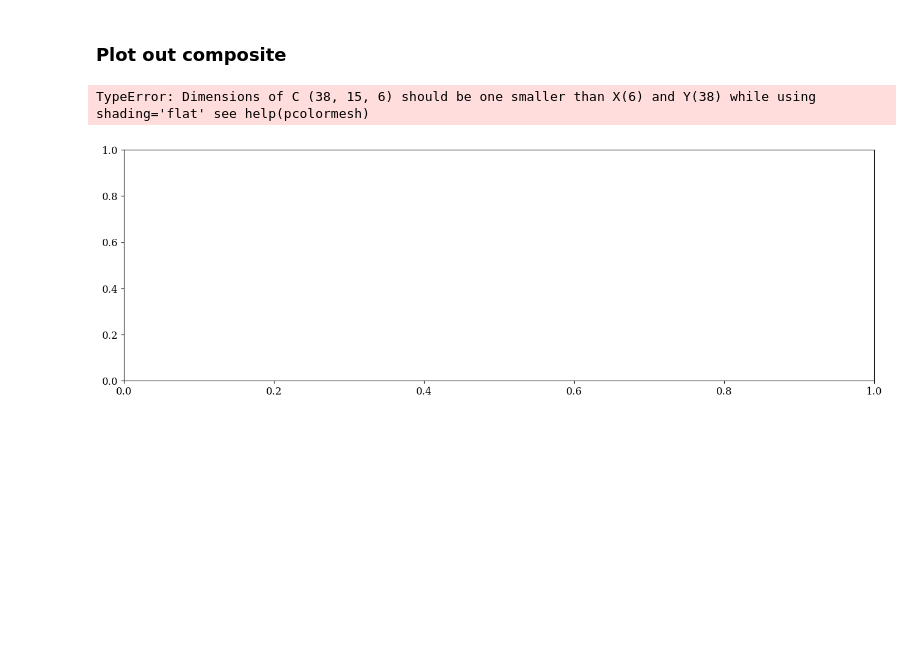
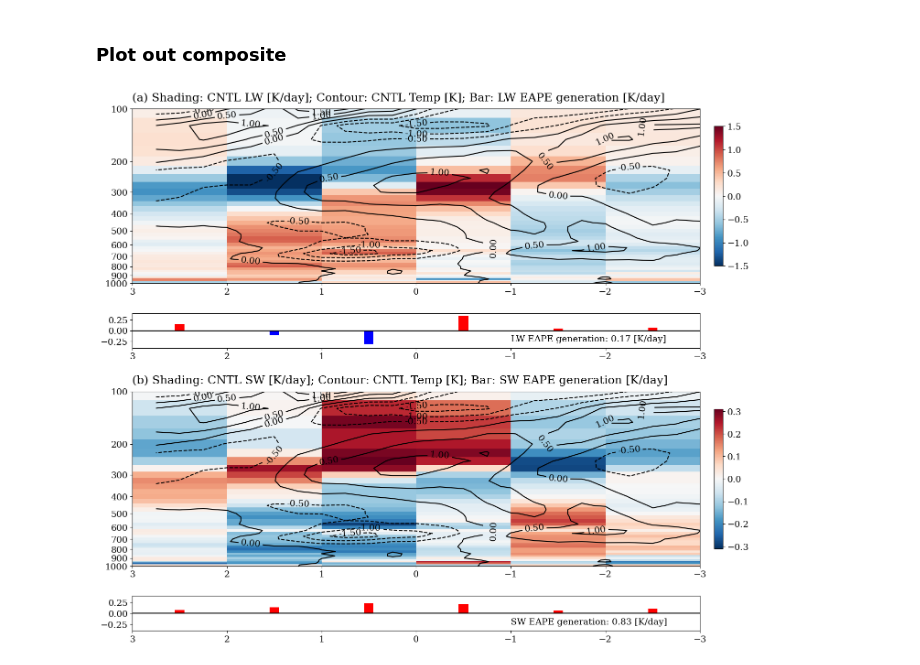
Before and after one commit to JosephKan828/Bachelor_Thesis, a Jupyter notebook: Major/CCKWs_Climatology/CCKWs_lw_comp.ipynb, the cells around one changed output. Drawn from its saved outputs; the diff is of its cells as text; code cells hidden in the pictures; blank space fills up the shorter version.

```diff
--- a/Major/CCKWs_Climatology/CCKWs_lw_comp.ipynb
+++ b/Major/CCKWs_Climatology/CCKWs_lw_comp.ipynb
@@ -146,7 +146,7 @@ growth_rate_daiy = {
     key: np.array([
         growth_rate[key][:, i*4:(i+1)*4].mean(axis=1)
         for i in range(6)
-    ]).mean(axis=0).T
+    ]).mean(axis=1).T
     for key in ["lw", "sw"]
 }
 
@@ -162,5 +162,5 @@ growth_rate_vint = {
     for key in ["lw", "sw"]
 }
 
-print(growth_rate_vint["sw"].sum())
+print(growth_rate_vint["lw"].sum())
 # %% [output]
@@ -172,43 +172,99 @@ print(growth_rate_vint["sw"].sum())
 # Set global font settings
 plt.rcParams["font.family"] = "serif"
 plt.rcParams["mathtext.fontset"] = "cm"
-plt.rcParams["xtick.labelsize"] = 12
-plt.rcParams["ytick.labelsize"] = 12
+plt.rcParams["xtick.labelsize"] = 14
+plt.rcParams["ytick.labelsize"] = 14
 
 # Figure setting
 fig = plt.figure(figsize=(16, 15))
 gs = gridspec.GridSpec(4, 1, height_ratios=[1, 0.2, 1, 0.2], hspace=0.35)
 
 # Upper penel (pcolormesh & contour)
 ax0 = fig.add_subplot(gs[0])
 lw_cf = ax0.pcolormesh(
     np.linspace(-2.5, 2.5, 6), dims["lev"],
-    data_daily["lw"], cmap="RdBu_r", norm=TwoSlopeNorm(vcenter=0),
+    data_daily["lw"], cmap="RdBu_r", norm=TwoSlopeNorm(vcenter=0, vmin=-1.5, vmax=1.5),
 )
 t_cf = ax0.contour(
     np.linspace(-3, 2.75, 24), dims["lev"],
-    data_comp["t"], colors="k", levels=np.arange(-2.5, 2.6, 0.5),
+    data_comp["t"].T, colors="k", levels=np.arange(-2.5, 2.6, 0.5),
 )
 ax0.set_yscale("log")
+ax0.set_xticks(np.linspace(-3, 3, 7))
 ax0.set_yticks(np.linspace(100, 1000, 10), np.linspace(100, 1000, 10, dtype=int))
-ax0.set_ylabel("Pressure (hPa)")
-ax0.set_xticks(np.linspace(-2.5, 2.5, 6))
+ax0.set_ylim(1000, 100)
 ax0.set_xlim(3, -3)
+ax0.text(3, 90, "(a) Shading: CNTL LW [K/day]; Contour: CNTL Temp [K]; Bar: LW EAPE generation [K/day]", fontsize=18)
+ax0.clabel(t_cf, fmt="%1.2f", inline=True, fontsize=14)
+
+# Add colorbar for ax0
+cax0 = inset_axes(ax0, width="1.5%", height="80%", loc="center right",
+                bbox_to_anchor=(0.04, 0, 1, 1),
+                bbox_transform=ax0.transAxes, borderpad=0)
+fig.colorbar(lw_cf, cax=cax0)
+
 
 # Lower panel (LW bar plot)
 ax1 = fig.add_subplot(gs[1], sharex=ax0)
 lw_positive_cond = np.where(growth_rate_vint["lw"] > 0)[0]
 lw_negative_cond = np.where(growth_rate_vint["lw"] < 0)[0]
 
-ax1.bar(np.linspace(-2.5, 2.5, 6), growth_rate_vint["lw"], width=0.1)
+ax1.bar(np.linspace(-2.5, 2.5, 6)[lw_positive_cond], growth_rate_vint["lw"][lw_positive_cond], width=0.1, color="red")
+ax1.bar(np.linspace(-2.5, 2.5, 6)[lw_negative_cond], growth_rate_vint["lw"][lw_negative_cond], width=0.1, color="blue")
 ax1.axhline(0, color="k")
-ax1.set_yticks(np.linspace(-1.5, 1.5, 3))
+ax1.set_yticks(np.linspace(-0.25, 0.25, 3))
 ax1.set_xlim(3, -3)
+ax1.set_ylim(-0.4, 0.4)
+ax1.text(-1, -0.25, f"LW EAPE generation: {np.round(growth_rate_vint['lw'].sum(), 2)} [K/day]", fontsize=14)
 
 # Align ax1 with ax0
 pos0 = ax0.get_position()
 pos1 = ax1.get_position()
 ax1.set_position([pos1.x0, pos1.y0+0.01, pos0.width, pos1.height])
+
+# Upper penel (pcolormesh & contour)
+ax2 = fig.add_subplot(gs[2], sharex=ax0)
+sw_cf = ax2.pcolormesh(
+    np.linspace(-2.5, 2.5, 6), dims["lev"],
+    data_daily["sw"], cmap="RdBu_r", norm=TwoSlopeNorm(vcenter=0, vmin=-0.31, vmax=0.31),
+)
+t_cf = ax2.contour(
+    np.linspace(-3, 2.75, 24), dims["lev"],
+    data_comp["t"].T, colors="k", levels=np.arange(-2.5, 2.6, 0.5),
+)
+ax2.set_yscale("log")
+ax2.set_xticks(np.linspace(-3, 3, 7))
+ax2.set_yticks(np.linspace(100, 1000, 10), np.linspace(100, 1000, 10, dtype=int))
+ax2.set_ylim(1000, 100)
+ax2.set_xlim(3, -3)
+ax2.text(3, 90, "(b) Shading: CNTL SW [K/day]; Contour: CNTL Temp [K]; Bar: SW EAPE generation [K/day]", fontsize=18)
+ax2.clabel(t_cf, fmt="%1.2f", inline=True, fontsize=14)
+
+# Lower panel (LW bar plot)
+ax3 = fig.add_subplot(gs[3], sharex=ax0)
+sw_positive_cond = np.where(growth_rate_vint["sw"] > 0)[0]
+sw_negative_cond = np.where(growth_rate_vint["sw"] < 0)[0]
+
+ax3.bar(np.linspace(-2.5, 2.5, 6)[sw_positive_cond], growth_rate_vint["sw"][sw_positive_cond], width=0.1, color="red")
+ax3.bar(np.linspace(-2.5, 2.5, 6)[sw_negative_cond], growth_rate_vint["sw"][sw_negative_cond], width=0.1, color="blue")
+ax3.axhline(0, color="k")
+ax3.set_yticks(np.linspace(-0.25, 0.25, 3))
+ax3.set_xlim(3, -3)
+ax3.set_ylim(-0.4, 0.4)
+ax3.text(-1, -0.25, f"SW EAPE generation: {np.round(growth_rate_vint['sw'].sum(), 2)} [K/day]", fontsize=14)
+
+
+# Add colorbar for ax0
+cax0 = inset_axes(ax2, width="1.5%", height="80%", loc="center right",
+                bbox_to_anchor=(0.04, 0, 1, 1),
+                bbox_transform=ax2.transAxes, borderpad=0)
+fig.colorbar(sw_cf, cax=cax0)
+
+# Align ax1 with ax0
+pos2 = ax2.get_position()
+pos3 = ax3.get_position()
+ax3.set_position([pos3.x0, pos3.y0+0.01, pos2.width, pos3.height])
+
+plt.savefig("/home/b11209013/Bachelor_Thesis/Major/Figure/Figure02.png", dpi=300);
 # %% [output]
-TypeError: Dimensions of C (38, 15, 6) should be one smaller than X(6) and Y(38) while using shading='flat' see help(pcolormesh)
-[figure, old version]
+[figure, new version]
```
Also changed, not shown: parts of 1 cell of this notebook, 2 other files.
